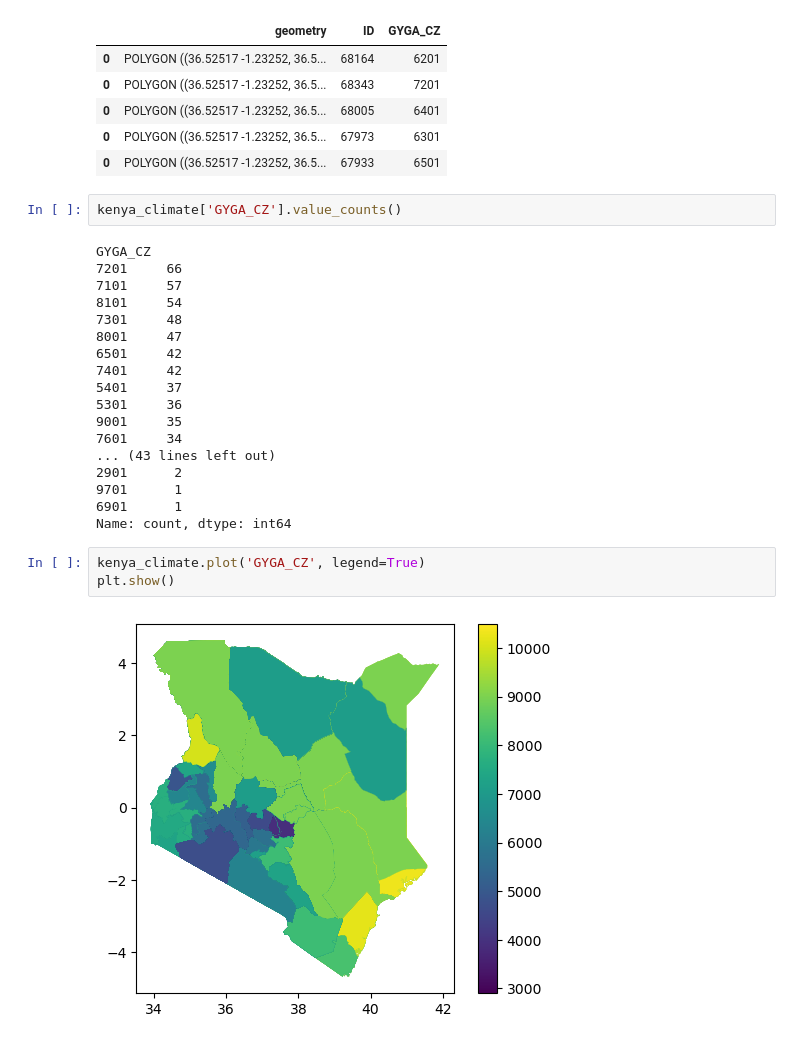
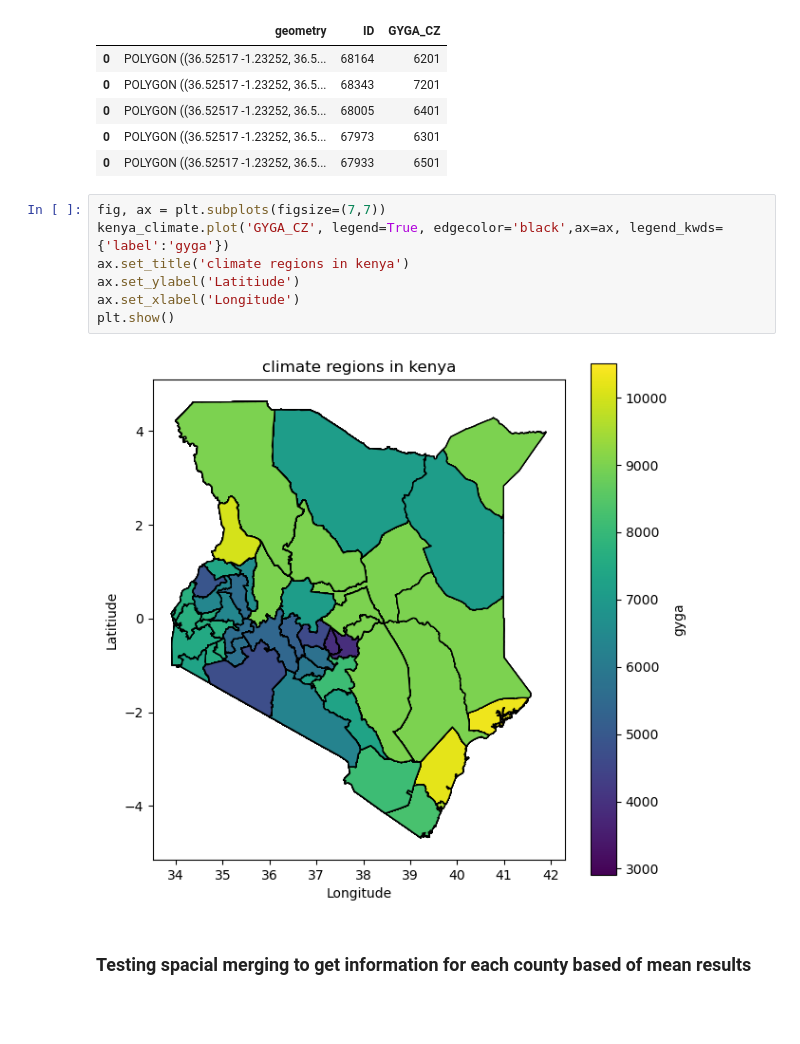
Before and after one commit to CWanderi/capstone_project, a Jupyter notebook: capstone_project.ipynb, the cells around one changed output. Drawn from its saved outputs; the diff is of its cells as text; blank space fills up the shorter version.

```diff
--- a/capstone_project.ipynb
+++ b/capstone_project.ipynb
@@ -586,28 +329,14 @@ kenya_climate.head()
 | 0 | POLYGON ((36.52517 -1.23252, 36.5... | 68005 | 6401 |
 | 0 | POLYGON ((36.52517 -1.23252, 36.5... | 67973 | 6301 |
 | 0 | POLYGON ((36.52517 -1.23252, 36.5... | 67933 | 6501 |
-# %%
-kenya_climate['GYGA_CZ'].value_counts()
-# %% [output]
-GYGA_CZ
-7201     66
-7101     57
-8101     54
-7301     48
-8001     47
-6501     42
-7401     42
-5401     37
-5301     36
-9001     35
-7601     34
-... (43 lines left out)
-2901      2
-9701      1
-6901      1
-Name: count, dtype: int64
-# %%
-kenya_climate.plot('GYGA_CZ', legend=True)
-plt.show()
-# %% [output]
-[figure, removed]
+# %%
+fig, ax = plt.subplots(figsize=(7,7))
+kenya_climate.plot('GYGA_CZ', legend=True, edgecolor='black',ax=ax, legend_kwds={'label':'gyga'})
+ax.set_title('climate regions in kenya')
+ax.set_ylabel('Latitiude')
+ax.set_xlabel('Longitude')
+plt.show()
+# %% [output]
+[figure, added]
+# %% [markdown]
+### Testing spacial merging  to get information for each county based of mean results
```
Also changed, not shown: parts of 43 cells of this notebook.
